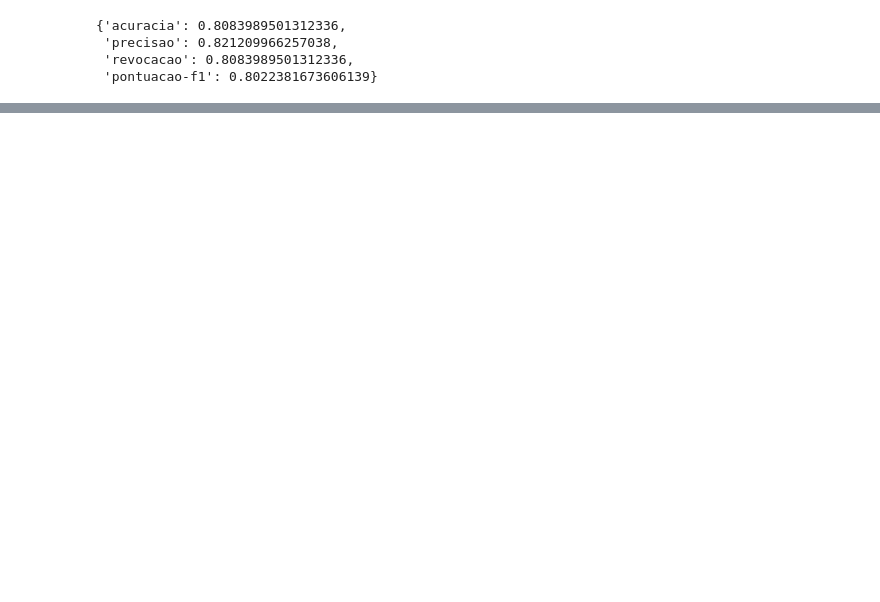
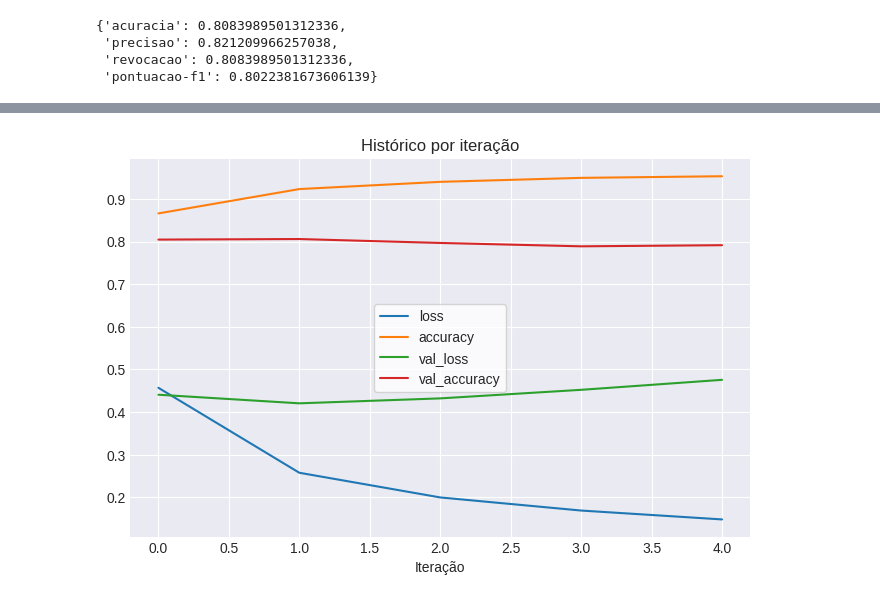
Before and after one commit to flohmannjr/tensorflow_curso, a Jupyter notebook: TensorFlow_NLP_RNN.ipynb, the cells around one changed output, grey strips where cells are left out. Cells and saved outputs as stored; diff of their text form; code cells hidden in the pictures; blank space fills up the shorter version.

```diff
--- a/TensorFlow_NLP_RNN.ipynb
+++ b/TensorFlow_NLP_RNN.ipynb
@@ -24,3 +31,17 @@ INDICES = range(8)
+# %%
+SEMENTE = 2008193
+
+ENTRADA_FORMATO = (1,)
+ENTRADA_TIPO = tf.string
+ATIVACAO = 'sigmoid'
+
+PERDA = 'binary_crossentropy'
+APRENDIZADO = 0.001
+METRICAS = ['accuracy']
+
+ITERACOES = 5
+
+DIRETORIO_TB = 'tb_nlp'
 # %% [markdown]
 ## Funções
 # %%
@@ -236,0 +258,23 @@ relatorios[0]
+# %%
+modelo_nome = 'modelo_1_dense'
+
+entradas = Input(shape=ENTRADA_FORMATO, dtype=ENTRADA_TIPO, name='camada_entrada')
+
+camadas = vetorizador(entradas)
+camadas = incorporador(camadas)
+camadas = GlobalAveragePooling1D(name='agrupamento_media_global')(camadas)
+
+saidas = Dense(1, activation=ATIVACAO, name='camada_saida')(camadas)
+
+modelos[1] = Model(inputs=entradas, outputs=saidas, name=modelo_nome)
+
+modelos[1].compile(loss=PERDA,
+                   optimizer=Adam(learning_rate=APRENDIZADO),
+                   metrics=METRICAS)
+
+historicos[1] = modelos[1].fit(x=X_train,
+                               y=y_train,
+                               epochs=ITERACOES,
+                               validation_data=(X_test, y_test),
+                               callbacks=[criar_callback_tensorboard(diretorio=DIRETORIO_TB, experimento=modelo_nome)],
+                               verbose=1)
@@ -236,0 +293,4 @@ relatorios[0]
+# %%
+grafico_historico_por_iteracao(historicos[1])
+# %% [output]
+[figure, added]
```
Also changed, not shown: parts of 21 cells of this notebook.
